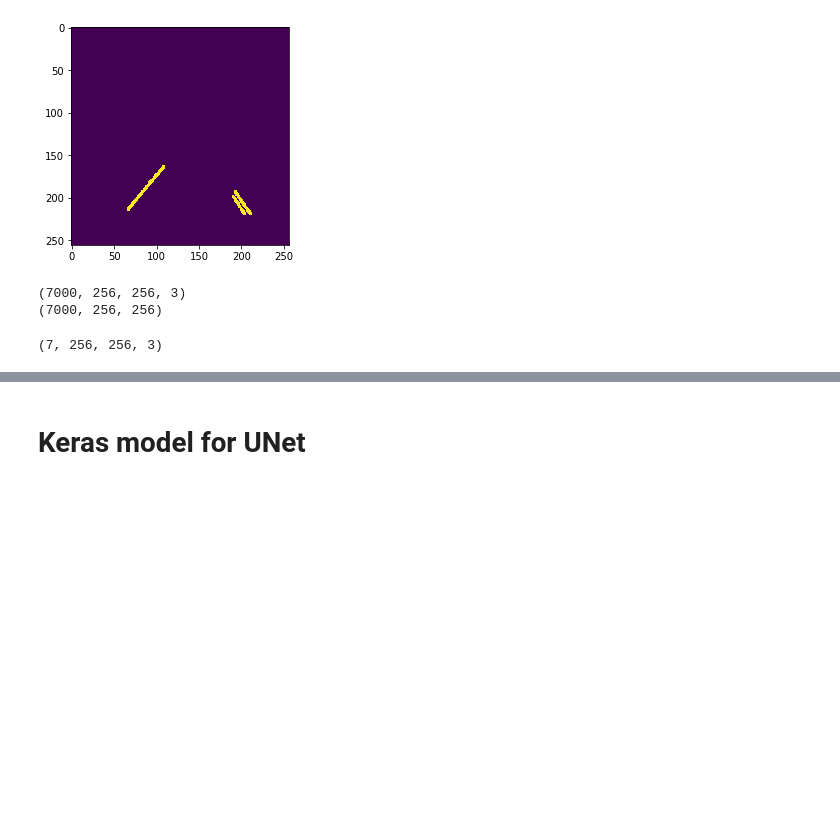
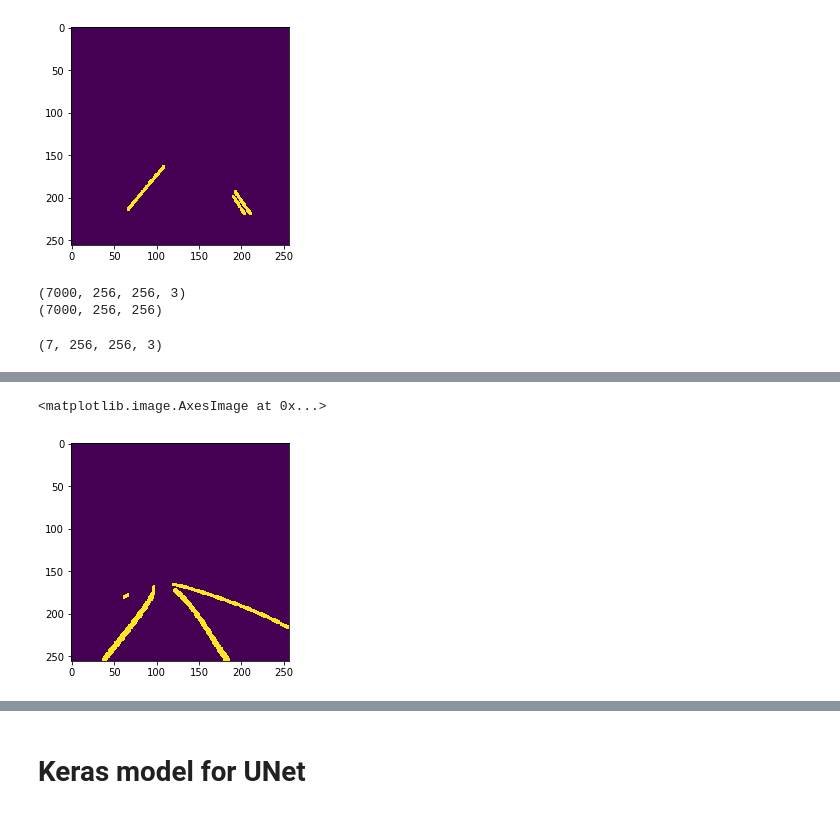
Before and after one commit to trived76/ECE1512-Homework3-LaneDetection, a Jupyter notebook: Lane_Detection.ipynb, the cells around one changed output, grey strips where cells are left out. Saved outputs shown, nothing was run; the diff lists cells and outputs as text; code cells hidden in the pictures; blank space fills up the shorter version.

```diff
--- a/Lane_Detection.ipynb
+++ b/Lane_Detection.ipynb
@@ -553,0 +606,6 @@ plt.imshow(np.squeeze(c[0]))
+# %%
+# Original mask
+plt.imshow(np.squeeze(c[0][:,:,0]))
+# %% [output]
+<matplotlib.image.AxesImage at 0x...>
+[figure, added]
```
Also changed, not shown: parts of 19 cells of this notebook.
